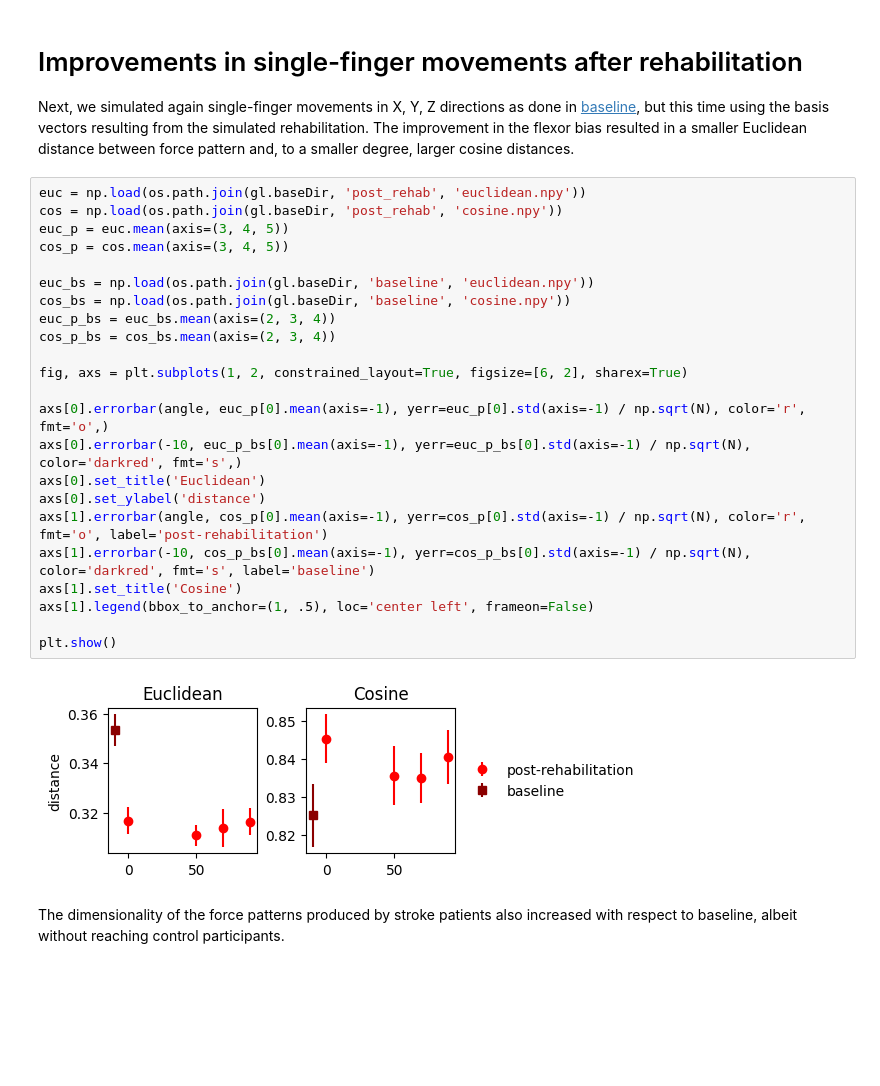
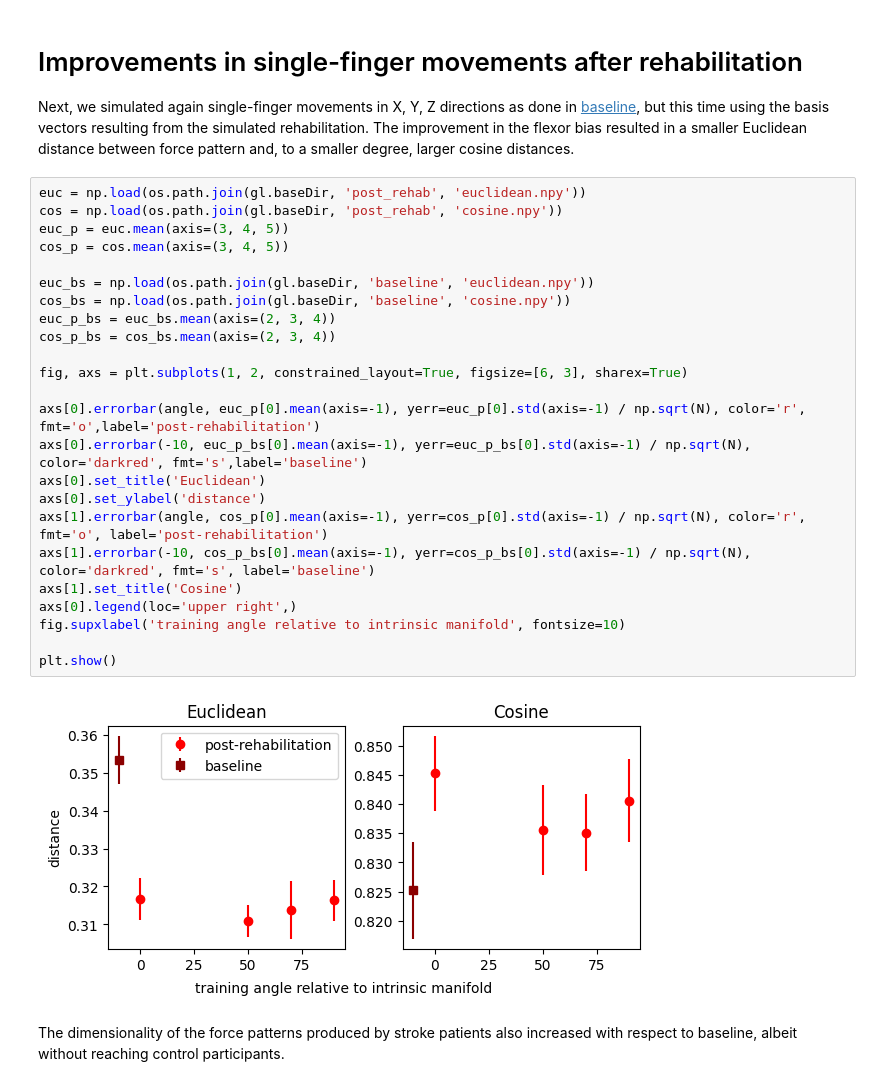
Before and after one commit to mnlmrc/OffManifoldLearning, a Jupyter notebook: notebooks/post_rehab.ipynb, the cells around one changed output. Cells and saved outputs as stored; diff of their text form; blank space fills up the shorter version.

```diff
--- a/notebooks/post_rehab.ipynb
+++ b/notebooks/post_rehab.ipynb
@@ -62,28 +62,29 @@ Euclidean distance between force pattern and, to a smaller degree, larger cosine
 # %%
 euc = np.load(os.path.join(gl.baseDir, 'post_rehab', 'euclidean.npy'))
 cos = np.load(os.path.join(gl.baseDir, 'post_rehab', 'cosine.npy'))
 euc_p = euc.mean(axis=(3, 4, 5))
 cos_p = cos.mean(axis=(3, 4, 5))
 
 euc_bs = np.load(os.path.join(gl.baseDir, 'baseline', 'euclidean.npy'))
 cos_bs = np.load(os.path.join(gl.baseDir, 'baseline', 'cosine.npy'))
 euc_p_bs = euc_bs.mean(axis=(2, 3, 4))
 cos_p_bs = cos_bs.mean(axis=(2, 3, 4))
 
-fig, axs = plt.subplots(1, 2, constrained_layout=True, figsize=[6, 2], sharex=True)
+fig, axs = plt.subplots(1, 2, constrained_layout=True, figsize=[6, 3], sharex=True)
 
-axs[0].errorbar(angle, euc_p[0].mean(axis=-1), yerr=euc_p[0].std(axis=-1) / np.sqrt(N), color='r', fmt='o',)
-axs[0].errorbar(-10, euc_p_bs[0].mean(axis=-1), yerr=euc_p_bs[0].std(axis=-1) / np.sqrt(N), color='darkred', fmt='s',)
+axs[0].errorbar(angle, euc_p[0].mean(axis=-1), yerr=euc_p[0].std(axis=-1) / np.sqrt(N), color='r', fmt='o',label='post-rehabilitation')
+axs[0].errorbar(-10, euc_p_bs[0].mean(axis=-1), yerr=euc_p_bs[0].std(axis=-1) / np.sqrt(N), color='darkred', fmt='s',label='baseline')
 axs[0].set_title('Euclidean')
 axs[0].set_ylabel('distance')
 axs[1].errorbar(angle, cos_p[0].mean(axis=-1), yerr=cos_p[0].std(axis=-1) / np.sqrt(N), color='r', fmt='o', label='post-rehabilitation')
 axs[1].errorbar(-10, cos_p_bs[0].mean(axis=-1), yerr=cos_p_bs[0].std(axis=-1) / np.sqrt(N),  color='darkred', fmt='s', label='baseline')
 axs[1].set_title('Cosine')
-axs[1].legend(bbox_to_anchor=(1, .5), loc='center left', frameon=False)
+axs[0].legend(loc='upper right',)
+fig.supxlabel('training angle relative to intrinsic manifold', fontsize=10)
 
 plt.show()
 # %% [output]
-[figure, old version]
+[figure, new version]
 # %% [markdown]
 The dimensionality of the force patterns produced by stroke patients also increased with respect to baseline, albeit without reaching control participants.
 # %%
```
